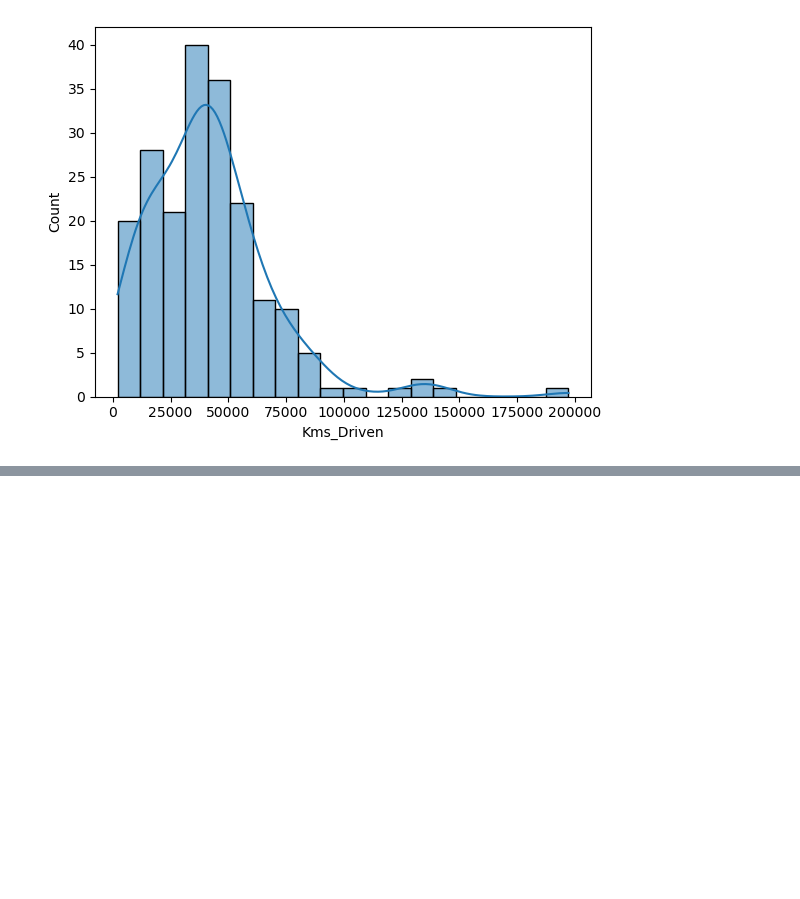
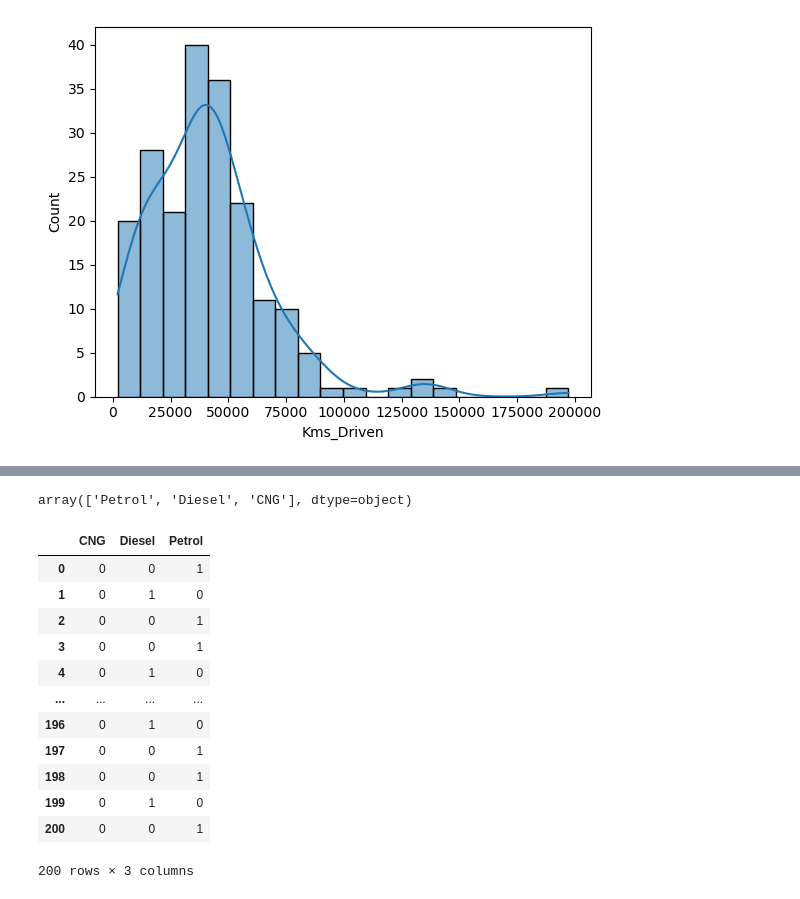
Before and after one commit to nilaykarade/pcce-workshop, a Jupyter notebook: 1 Car data analysis.ipynb, the cells around one changed output, grey strips where cells are left out. Cells and saved outputs as stored; diff of their text form; code cells hidden in the pictures; blank space fills up the shorter version.

```diff
--- a/1 Car data analysis.ipynb
+++ b/1 Car data analysis.ipynb
@@ -244,0 +266,3 @@ sns.histplot(df['Kms_Driven'],bins=20,kde=True)
+# %%
+df.drop(['Car_Name'],axis=1,inplace=True)
+df.head()
@@ -244,0 +278,20 @@ sns.histplot(df['Kms_Driven'],bins=20,kde=True)
+# %%
+df['Fuel_Type'].unique()
+# %% [output]
+array(['Petrol', 'Diesel', 'CNG'], dtype=object)
+# %%
+pd.get_dummies(df['Fuel_Type'])
+# %% [output]
+|  | CNG | Diesel | Petrol |
+| 0 | 0 | 0 | 1 |
+| 1 | 0 | 1 | 0 |
+| 2 | 0 | 0 | 1 |
+| 3 | 0 | 0 | 1 |
+| 4 | 0 | 1 | 0 |
+| ... | ... | ... | ... |
+| 196 | 0 | 1 | 0 |
+| 197 | 0 | 0 | 1 |
+| 198 | 0 | 0 | 1 |
+| 199 | 0 | 1 | 0 |
+| 200 | 0 | 0 | 1 |
+200 rows × 3 columns
```
Also changed, not shown: parts of 15 cells of this notebook, 1 other file.
